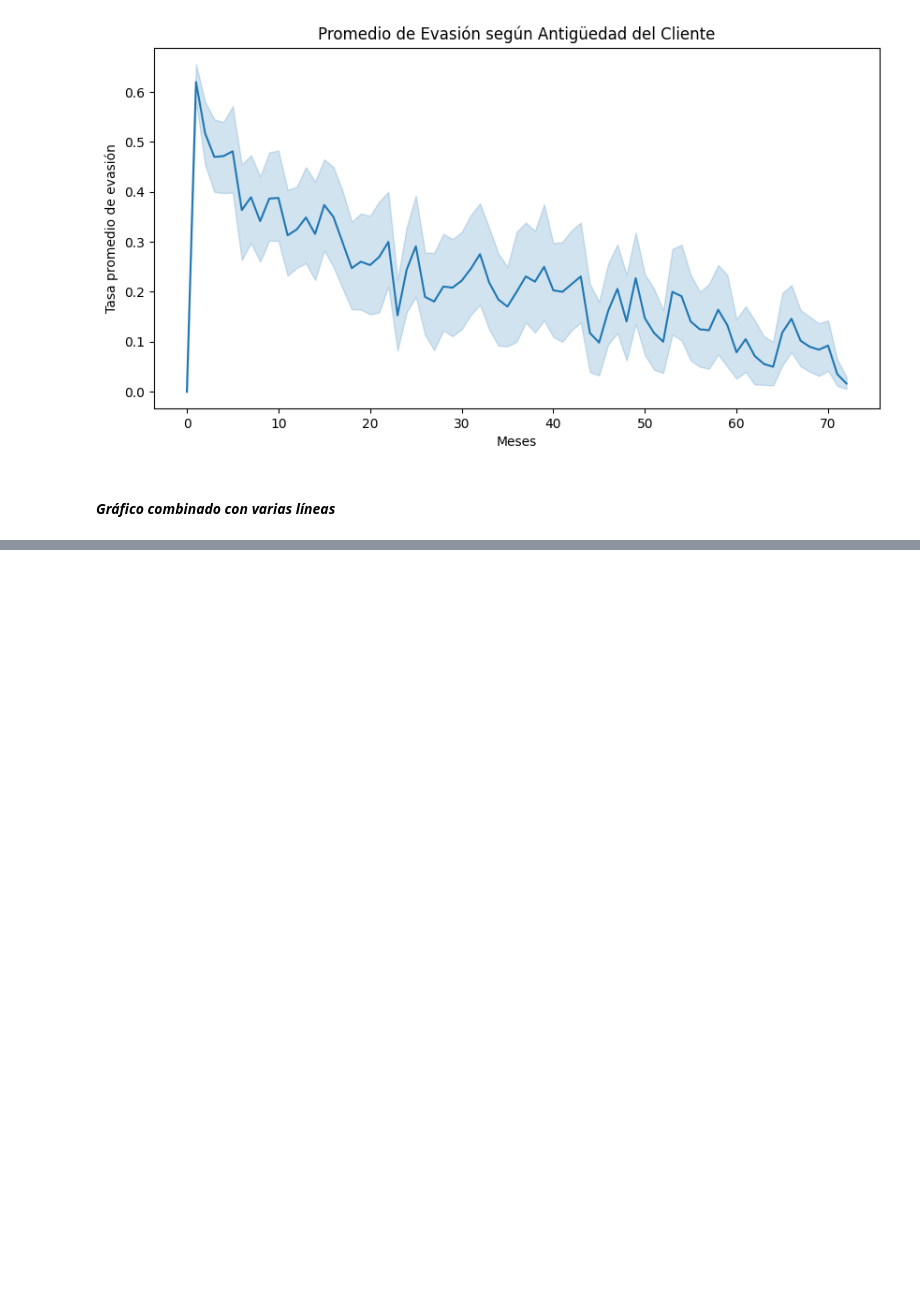
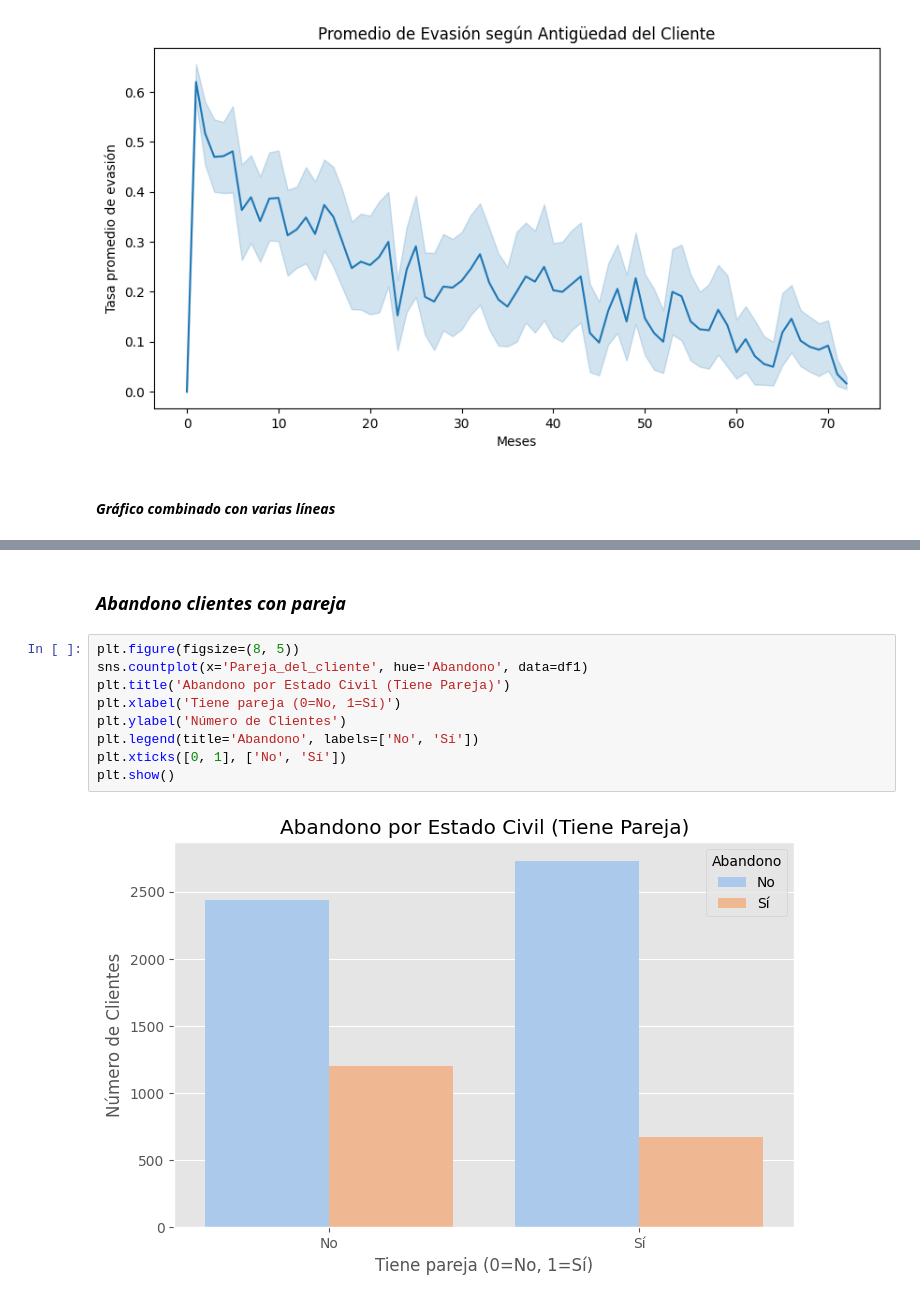
Before and after one commit to Brianbrowncoopman/telecom_x, a Jupyter notebook: telecom_x_2.ipynb, the cells around one changed output, grey strips where cells are left out. Cells and saved outputs as stored; diff of their text form; blank space fills up the shorter version.

```diff
--- a/telecom_x_2.ipynb
+++ b/telecom_x_2.ipynb
@@ -602,0 +655,13 @@ fig.show()
+# %% [markdown]
+### ***Abandono clientes con pareja***
+# %%
+plt.figure(figsize=(8, 5))
+sns.countplot(x='Pareja_del_cliente', hue='Abandono', data=df1)
+plt.title('Abandono por Estado Civil (Tiene Pareja)')
+plt.xlabel('Tiene pareja (0=No, 1=Sí)')
+plt.ylabel('Número de Clientes')
+plt.legend(title='Abandono', labels=['No', 'Sí'])
+plt.xticks([0, 1], ['No', 'Sí'])
+plt.show()
+# %% [output]
+[figure, added]
```
Also changed, not shown: parts of 23 cells of this notebook.
